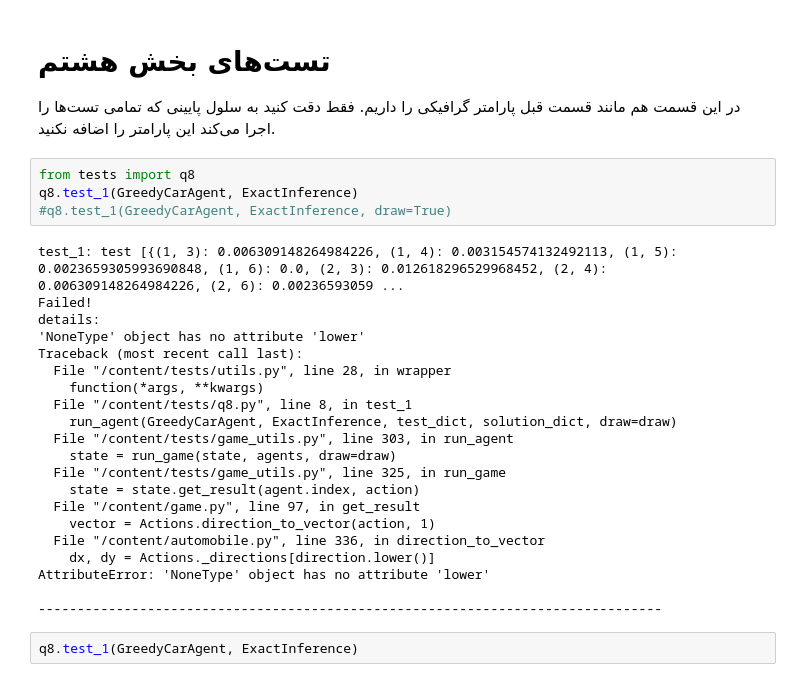
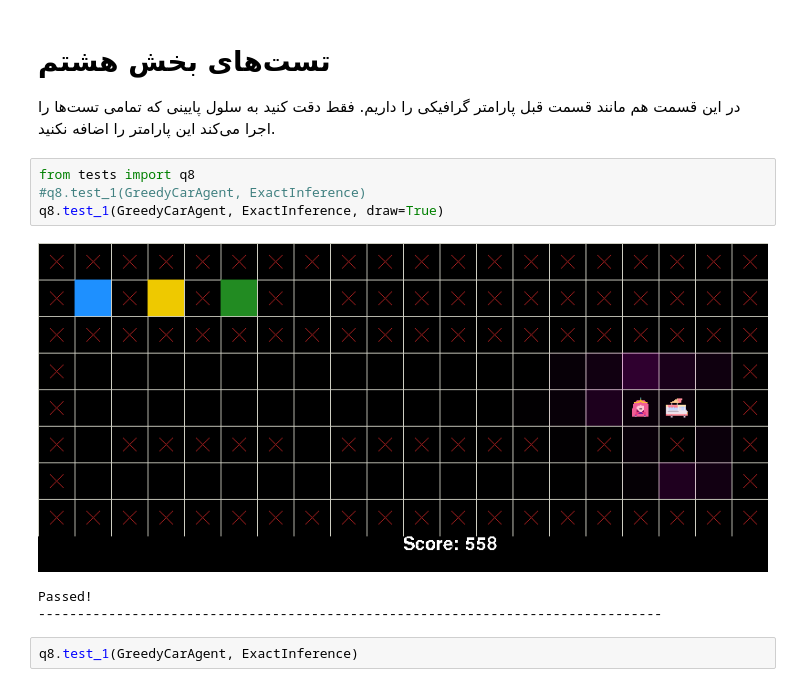
Before and after one commit to alirezakhaleghianaghizi/ml_1401, a Jupyter notebook: PHW4.ipynb, the cells around one changed output. Saved outputs shown, nothing was run; the diff lists cells and outputs as text.

Commit message:
errors in particle filtering but exact inference is debuged

```diff
--- a/PHW4.ipynb
+++ b/PHW4.ipynb
@@ -1123,28 +1180,11 @@ class GreedyCarAgent(Agent):
 فقط دقت کنید به سلول پایینی که تمامی تست‌ها را اجرا می‌کند این پارامتر را اضافه نکنید.
 # %%
 from tests import q8
-q8.test_1(GreedyCarAgent, ExactInference)
-#q8.test_1(GreedyCarAgent, ExactInference, draw=True)
+#q8.test_1(GreedyCarAgent, ExactInference)
+q8.test_1(GreedyCarAgent, ExactInference, draw=True)
 # %% [output]
+[figure, added]
-test_1: test [{(1, 3): 0.006309148264984226, (1, 4): 0.003154574132492113, (1, 5): 0.0023659305993690848, (1, 6): 0.0, (2, 3): 0.012618296529968452, (2, 4): 0.006309148264984226, (2, 6): 0.00236593059 ...
-Failed!
-details:
-'NoneType' object has no attribute 'lower'
-Traceback (most recent call last):
-  File "/content/tests/utils.py", line 28, in wrapper
-    function(*args, **kwargs)
-  File "/content/tests/q8.py", line 8, in test_1
-    run_agent(GreedyCarAgent, ExactInference, test_dict, solution_dict, draw=draw)
-  File "/content/tests/game_utils.py", line 303, in run_agent
-    state = run_game(state, agents, draw=draw)
-  File "/content/tests/game_utils.py", line 325, in run_game
-    state = state.get_result(agent.index, action)
-  File "/content/game.py", line 97, in get_result
-    vector = Actions.direction_to_vector(action, 1)
-  File "/content/automobile.py", line 336, in direction_to_vector
-    dx, dy = Actions._directions[direction.lower()]
-AttributeError: 'NoneType' object has no attribute 'lower'
-
+Passed!
 --------------------------------------------------------------------------------
 # %%
 q8.test_1(GreedyCarAgent, ExactInference)
```
Also changed, not shown: parts of 7 cells of this notebook.
